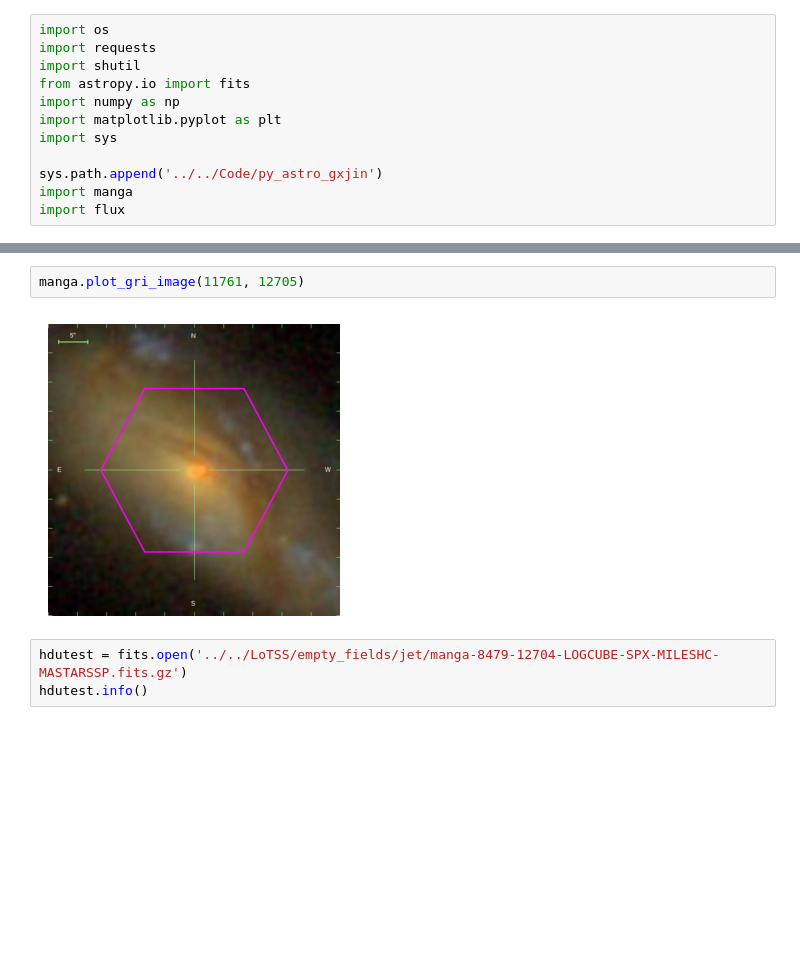
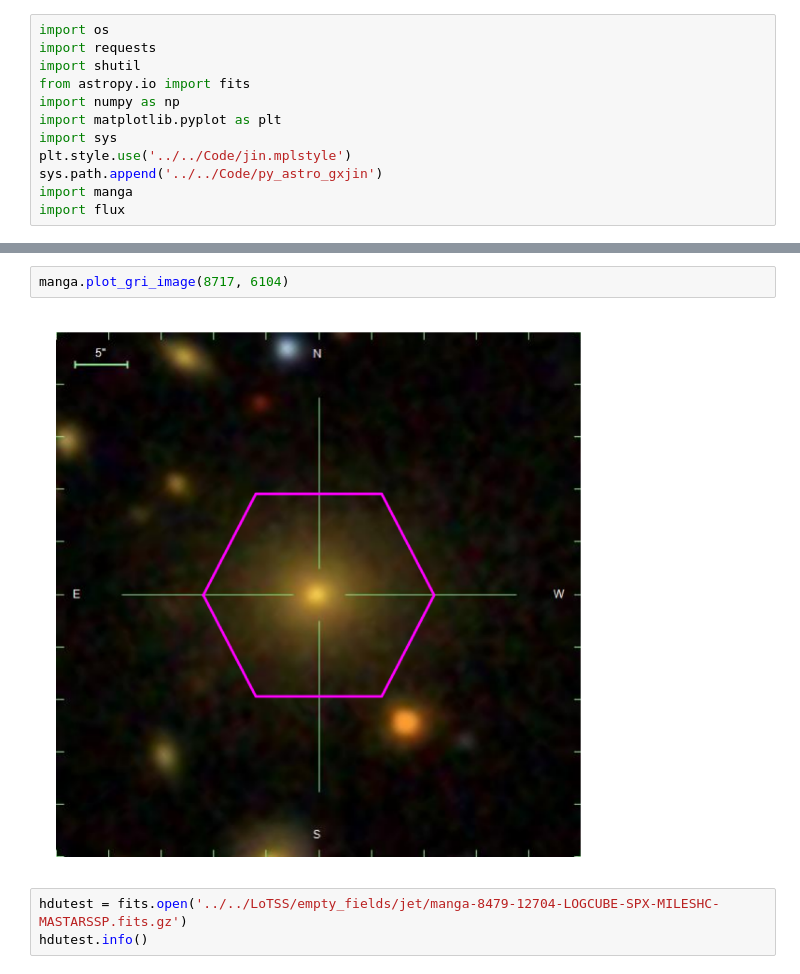
Before and after one commit to gx-jin/py_astro_gxjin, a Jupyter notebook: demo.ipynb, the cells around one changed output, grey strips where cells are left out. Cells and saved outputs as stored; diff of their text form; blank space fills up the shorter version.

```diff
--- a/demo.ipynb
+++ b/demo.ipynb
@@ -6,7 +6,7 @@ from astropy.io import fits
 import numpy as np
 import matplotlib.pyplot as plt
 import sys
-
+plt.style.use('../../Code/jin.mplstyle')
 sys.path.append('../../Code/py_astro_gxjin')
 import manga
 import flux
@@ -18,7 +42,7 @@ print(np.nansum(a), np.nanmean(a)*len(a))
 # %%
-manga.plot_gri_image(11761, 12705)
+manga.plot_gri_image(8717, 6104)
 # %% [output]
-[figure, old version]
+[figure, new version]
 # %%
 hdutest = fits.open('../../LoTSS/empty_fields/jet/manga-8479-12704-LOGCUBE-SPX-MILESHC-MASTARSSP.fits.gz')
 hdutest.info()
```
Also changed, not shown: parts of 3 cells of this notebook, 1 other file.
